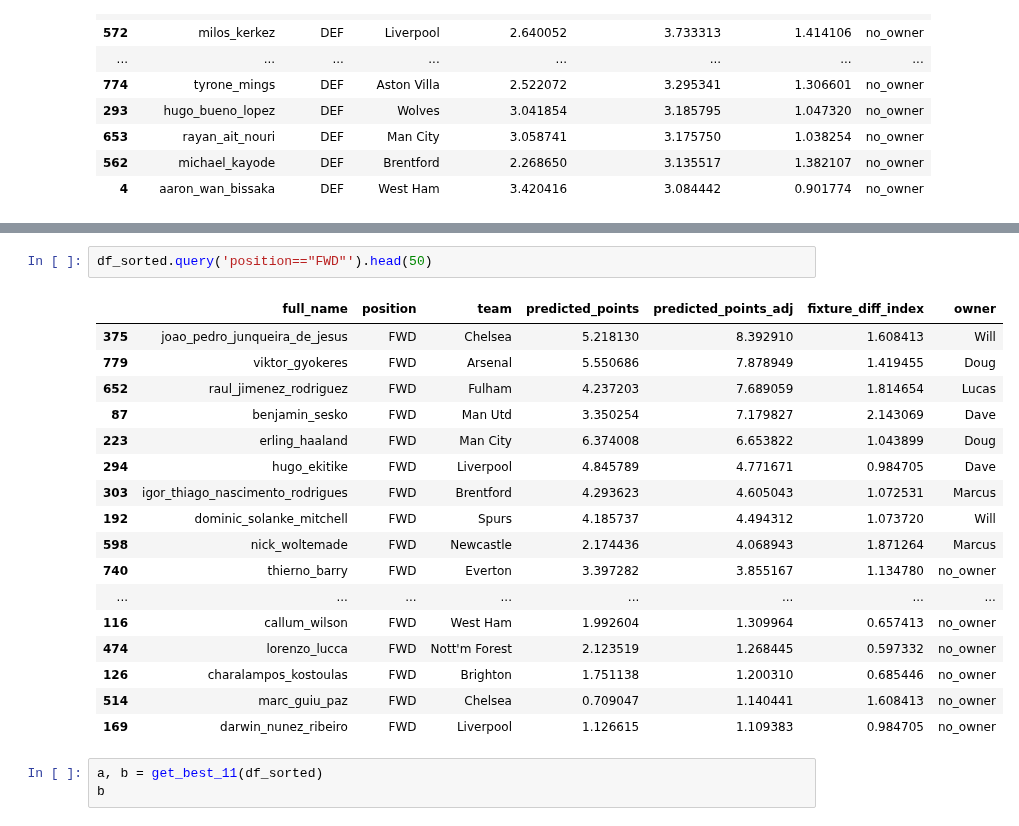
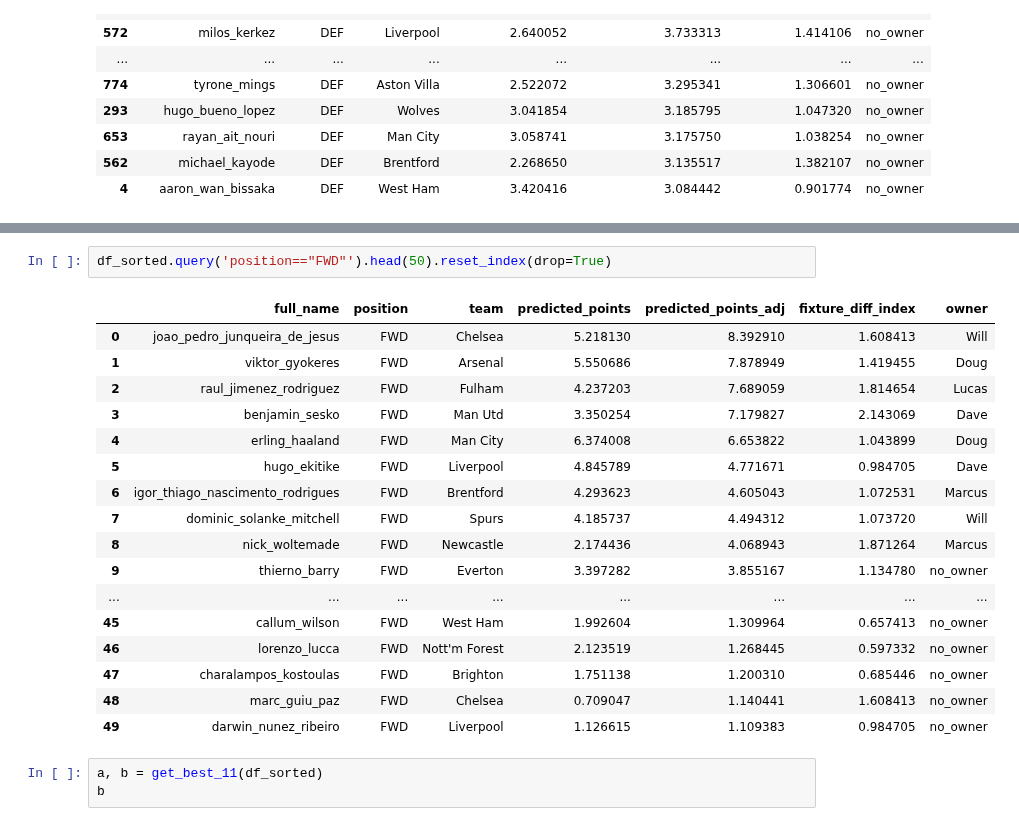
Before and after one commit to doug-ellis/draft_fpl_2526, a Jupyter notebook: transfer/outputs/looking_gw28.ipynb, the cells around one changed output, grey strips where cells are left out. Cells and saved outputs as stored; diff of their text form.

```diff
--- a/transfer/outputs/looking_gw28.ipynb
+++ b/transfer/outputs/looking_gw28.ipynb
@@ -175,23 +175,23 @@ df_sorted.query('position=="MID"').head(50)
 # %%
-df_sorted.query('position=="FWD"').head(50)
+df_sorted.query('position=="FWD"').head(50).reset_index(drop=True)
 # %% [output]
 |  | full_name | position | team | predicted_points | predicted_points_adj | fixture_diff_index | owner |
-| 375 | joao_pedro_junqueira_de_jesus | FWD | Chelsea | 5.218130 | 8.392910 | 1.608413 | Will |
-| 779 | viktor_gyokeres | FWD | Arsenal | 5.550686 | 7.878949 | 1.419455 | Doug |
-| 652 | raul_jimenez_rodriguez | FWD | Fulham | 4.237203 | 7.689059 | 1.814654 | Lucas |
-| 87 | benjamin_sesko | FWD | Man Utd | 3.350254 | 7.179827 | 2.143069 | Dave |
-| 223 | erling_haaland | FWD | Man City | 6.374008 | 6.653822 | 1.043899 | Doug |
-| 294 | hugo_ekitike | FWD | Liverpool | 4.845789 | 4.771671 | 0.984705 | Dave |
-| 303 | igor_thiago_nascimento_rodrigues | FWD | Brentford | 4.293623 | 4.605043 | 1.072531 | Marcus |
-| 192 | dominic_solanke_mitchell | FWD | Spurs | 4.185737 | 4.494312 | 1.073720 | Will |
-| 598 | nick_woltemade | FWD | Newcastle | 2.174436 | 4.068943 | 1.871264 | Marcus |
-| 740 | thierno_barry | FWD | Everton | 3.397282 | 3.855167 | 1.134780 | no_owner |
+| 0 | joao_pedro_junqueira_de_jesus | FWD | Chelsea | 5.218130 | 8.392910 | 1.608413 | Will |
+| 1 | viktor_gyokeres | FWD | Arsenal | 5.550686 | 7.878949 | 1.419455 | Doug |
+| 2 | raul_jimenez_rodriguez | FWD | Fulham | 4.237203 | 7.689059 | 1.814654 | Lucas |
+| 3 | benjamin_sesko | FWD | Man Utd | 3.350254 | 7.179827 | 2.143069 | Dave |
+| 4 | erling_haaland | FWD | Man City | 6.374008 | 6.653822 | 1.043899 | Doug |
+| 5 | hugo_ekitike | FWD | Liverpool | 4.845789 | 4.771671 | 0.984705 | Dave |
+| 6 | igor_thiago_nascimento_rodrigues | FWD | Brentford | 4.293623 | 4.605043 | 1.072531 | Marcus |
+| 7 | dominic_solanke_mitchell | FWD | Spurs | 4.185737 | 4.494312 | 1.073720 | Will |
+| 8 | nick_woltemade | FWD | Newcastle | 2.174436 | 4.068943 | 1.871264 | Marcus |
+| 9 | thierno_barry | FWD | Everton | 3.397282 | 3.855167 | 1.134780 | no_owner |
 | ... | ... | ... | ... | ... | ... | ... | ... |
-| 116 | callum_wilson | FWD | West Ham | 1.992604 | 1.309964 | 0.657413 | no_owner |
-| 474 | lorenzo_lucca | FWD | Nott'm Forest | 2.123519 | 1.268445 | 0.597332 | no_owner |
-| 126 | charalampos_kostoulas | FWD | Brighton | 1.751138 | 1.200310 | 0.685446 | no_owner |
-| 514 | marc_guiu_paz | FWD | Chelsea | 0.709047 | 1.140441 | 1.608413 | no_owner |
-| 169 | darwin_nunez_ribeiro | FWD | Liverpool | 1.126615 | 1.109383 | 0.984705 | no_owner |
+| 45 | callum_wilson | FWD | West Ham | 1.992604 | 1.309964 | 0.657413 | no_owner |
+| 46 | lorenzo_lucca | FWD | Nott'm Forest | 2.123519 | 1.268445 | 0.597332 | no_owner |
+| 47 | charalampos_kostoulas | FWD | Brighton | 1.751138 | 1.200310 | 0.685446 | no_owner |
+| 48 | marc_guiu_paz | FWD | Chelsea | 0.709047 | 1.140441 | 1.608413 | no_owner |
+| 49 | darwin_nunez_ribeiro | FWD | Liverpool | 1.126615 | 1.109383 | 0.984705 | no_owner |
 # %%
 a, b = get_best_11(df_sorted)
 b
```
Also changed, not shown: parts of 3 cells of this notebook.
